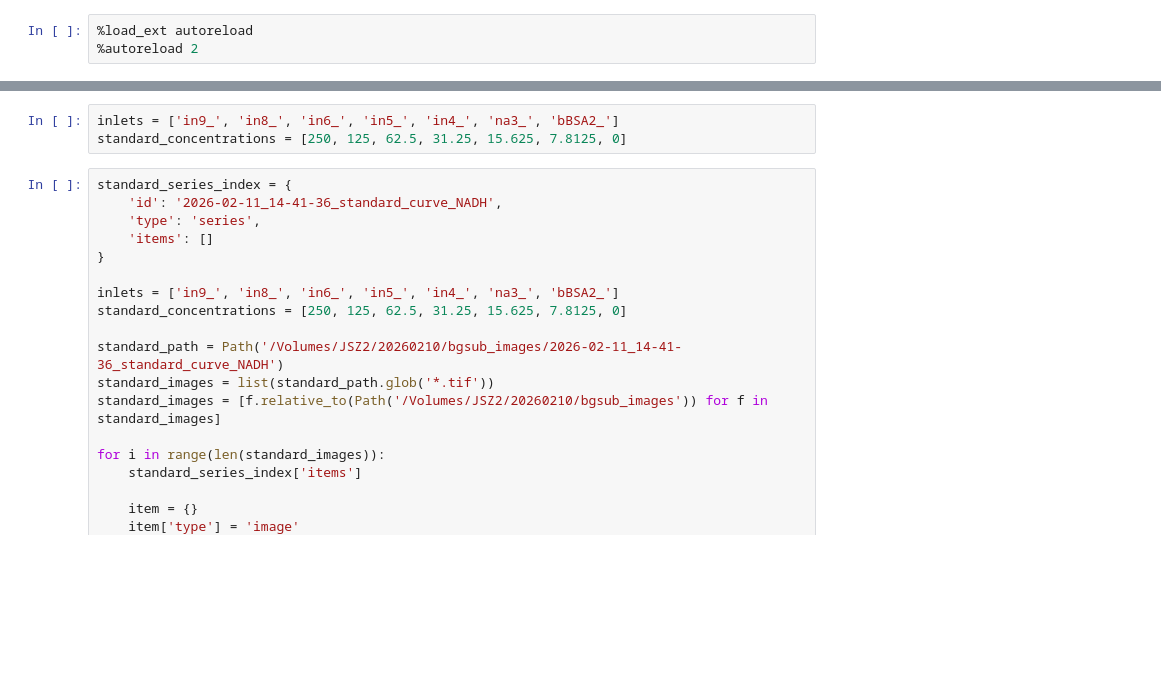
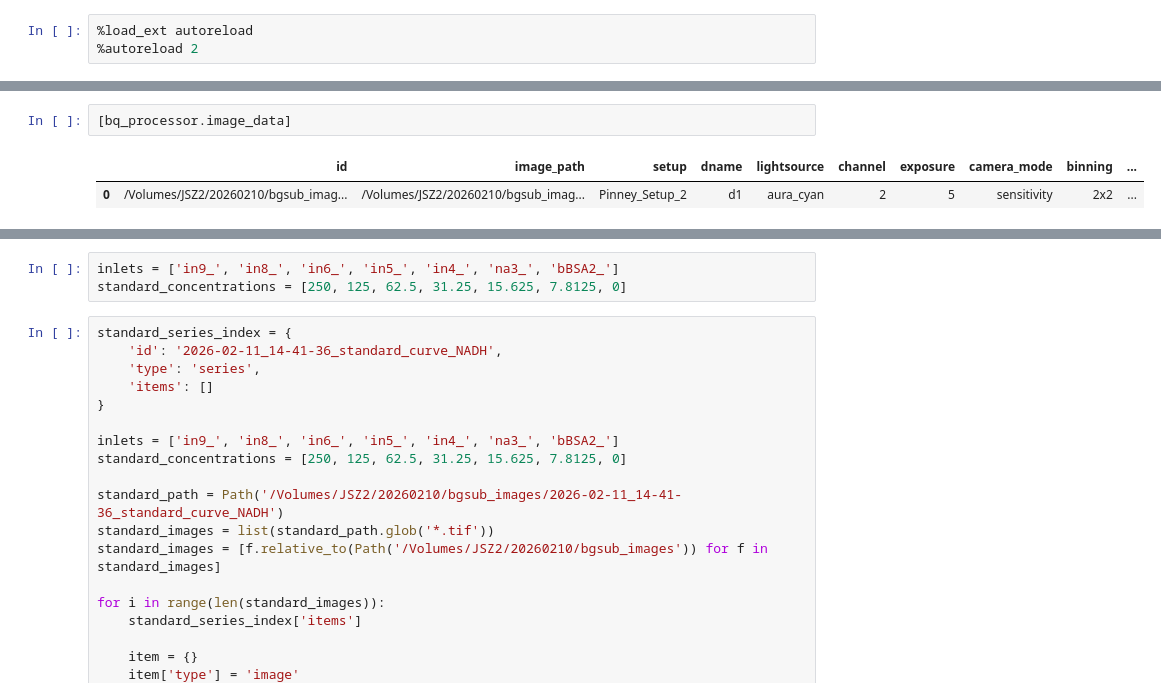
Before and after one commit to pinneylab/htbam_analysis, a Jupyter notebook: dev/processing_test.ipynb, the cells around one changed output, grey strips where cells are left out. Cells and saved outputs as stored; diff of their text form; blank space fills up the shorter version.

```diff
--- a/dev/processing_test.ipynb
+++ b/dev/processing_test.ipynb
@@ -1215,0 +1484,5 @@ image_metadata['background_image'] = image_metadata['background_image'].apply(la
+# %%
+[bq_processor.image_data]
+# %% [output]
+|  | id | image_path | setup | dname | lightsource | channel | exposure | camera_mode | binning | ... |
+| 0 | /Volumes/JSZ2/20260210/bgsub_imag... | /Volumes/JSZ2/20260210/bgsub_imag... | Pinney_Setup_2 | d1 | aura_cyan | 2 | 5 | sensitivity | 2x2 | ... |
```
Also changed, not shown: parts of 12 cells of this notebook.
